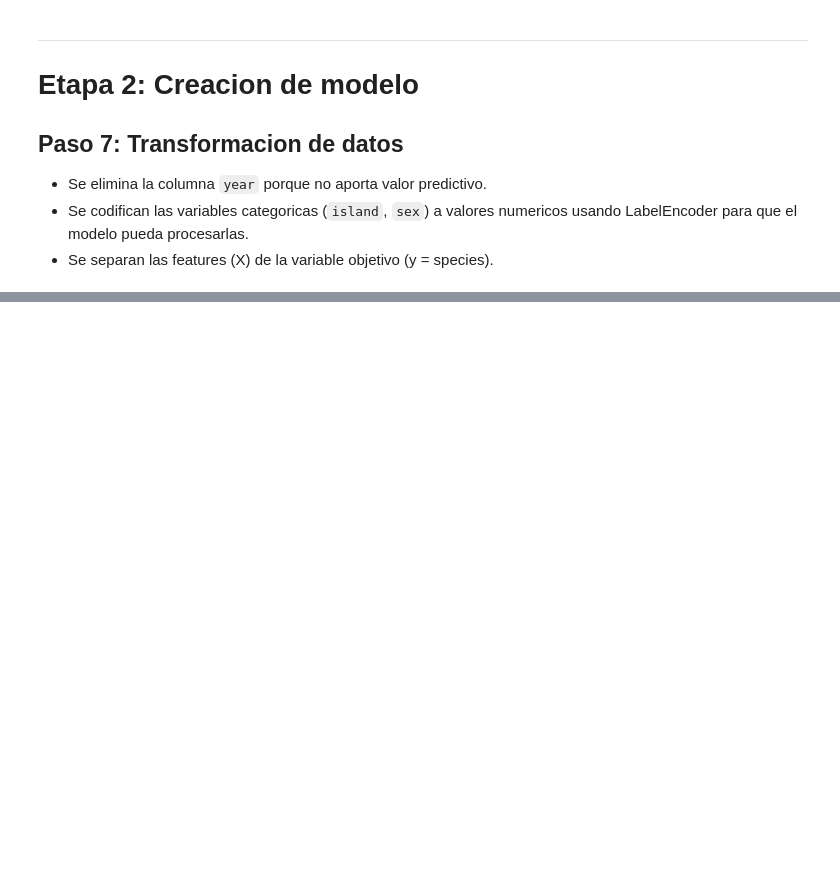
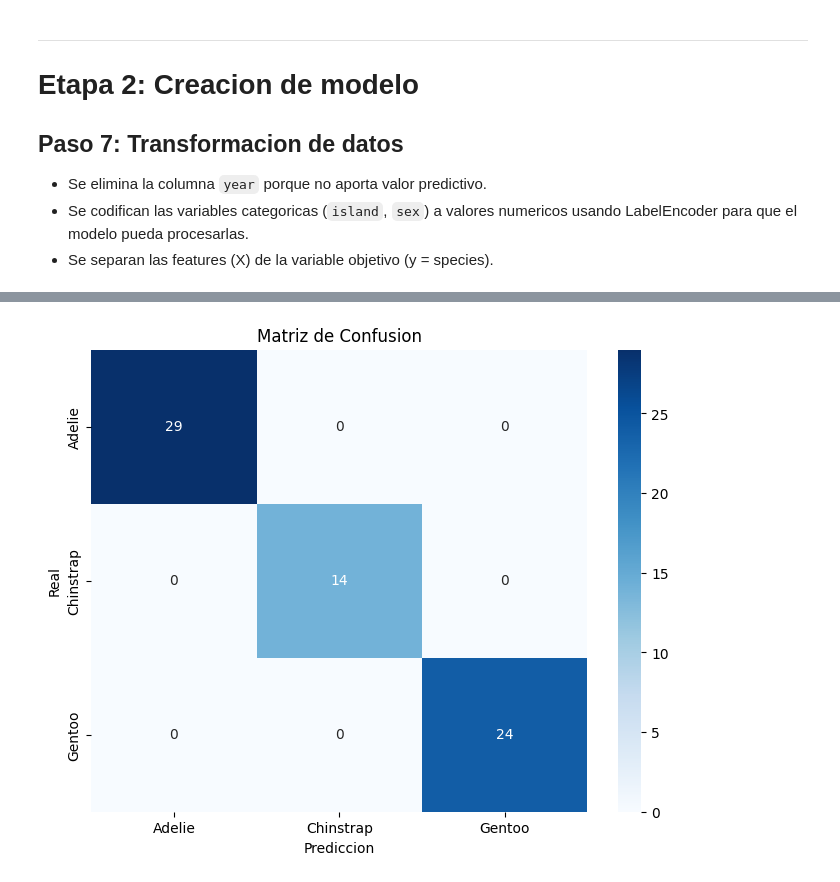
Before and after one commit to JuanNavas38/TAREA_MLOPS, a Jupyter notebook: taller_1.ipynb, the cells around one changed output, grey strips where cells are left out. Saved outputs shown, nothing was run; the diff lists cells and outputs as text; code cells hidden in the pictures; blank space fills up the shorter version.

Commit message:
Actualizar taller_1.ipynb con analisis y modelo completo

```diff
--- a/taller_1.ipynb
+++ b/taller_1.ipynb
@@ -255,0 +313,12 @@ df.head()
+# %%
+from sklearn.ensemble import RandomForestClassifier
+
+# Creamos el modelo Random Forest
+# n_estimators=100: usa 100 arboles de decision
+# random_state=42: para que los resultados sean reproducibles
+model_rf = RandomForestClassifier(n_estimators=100, random_state=42)
+
+# Entrenamos el modelo con los datos de entrenamiento
+model_rf.fit(X_train, y_train)
+
+print("Modelo RandomForest entrenado correctamente")
@@ -255,0 +333,12 @@ df.head()
+# %%
+from sklearn.metrics import accuracy_score, classification_report, confusion_matrix
+
+# Realizamos predicciones con los datos de prueba
+y_pred = model_rf.predict(X_test)
+
+# Accuracy general
+print(f"Accuracy: {accuracy_score(y_test, y_pred):.4f}")
+
+# Reporte detallado por especie
+print("\n=== Classification Report ===")
+print(classification_report(y_test, y_pred))
@@ -255,0 +358,14 @@ df.head()
+# %%
+# Matriz de confusion visual
+# Las filas son las clases reales, las columnas son las predicciones
+plt.figure(figsize=(8, 6))
+cm = confusion_matrix(y_test, y_pred, labels=model_rf.classes_)
+sns.heatmap(cm, annot=True, fmt='d', cmap='Blues',
+            xticklabels=model_rf.classes_,
+            yticklabels=model_rf.classes_)
+plt.xlabel('Prediccion')
+plt.ylabel('Real')
+plt.title('Matriz de Confusion')
+plt.show()
+# %% [output]
+[figure, added]
```
Also changed, not shown: parts of 11 cells of this notebook.
